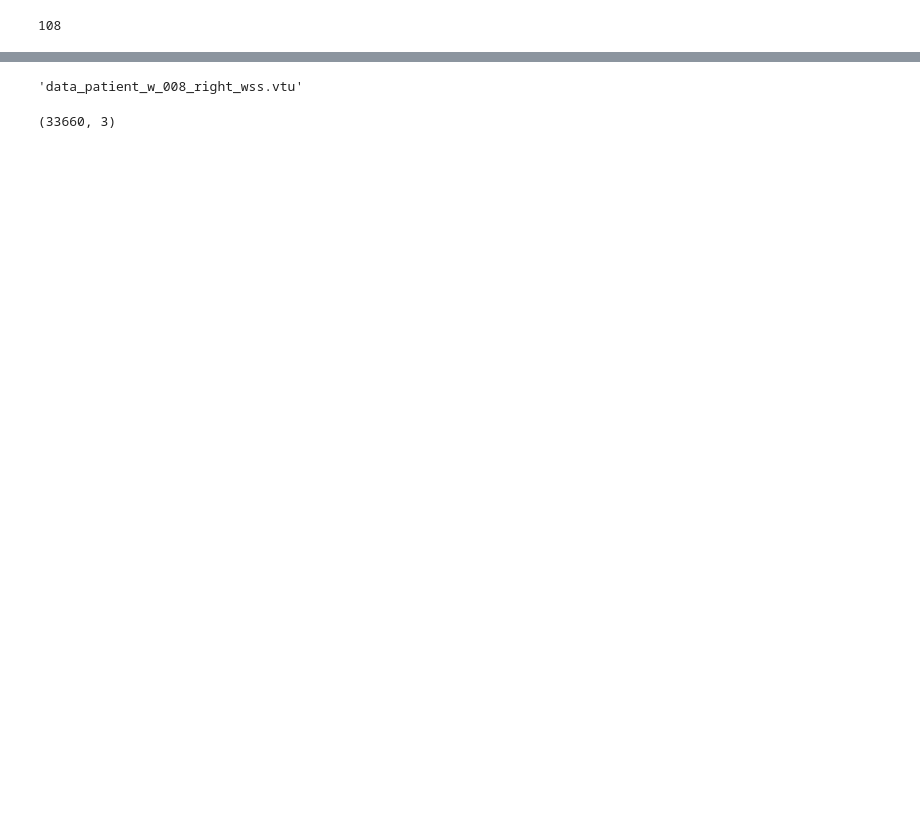
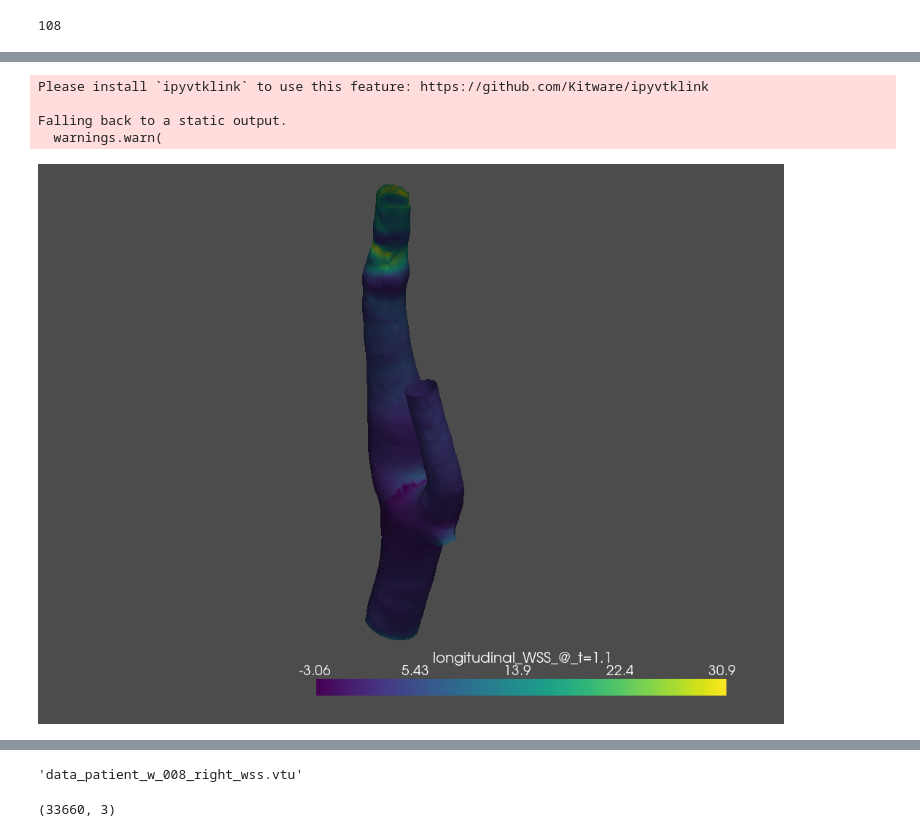
Before and after one commit to rhoP/MLgSA_GCNN, a Jupyter notebook: anal/Analysis.ipynb, the cells around one changed output, grey strips where cells are left out. Saved outputs shown, nothing was run; the diff lists cells and outputs as text; code cells hidden in the pictures; blank space fills up the shorter version.

```diff
--- a/anal/Analysis.ipynb
+++ b/anal/Analysis.ipynb
@@ -274,0 +226,10 @@ df
+# %%
+pl = pv.Plotter()
+pl.add_mesh(mesh, scalars='longitudinal_WSS_@_t=1.1')
+pl.show()
+# %% [output]
+Please install `ipyvtklink` to use this feature: https://github.com/Kitware/ipyvtklink
+
+Falling back to a static output.
+  warnings.warn(
+[figure, added]
```
Also changed, not shown: parts of 45 cells of this notebook, 2 other files.
